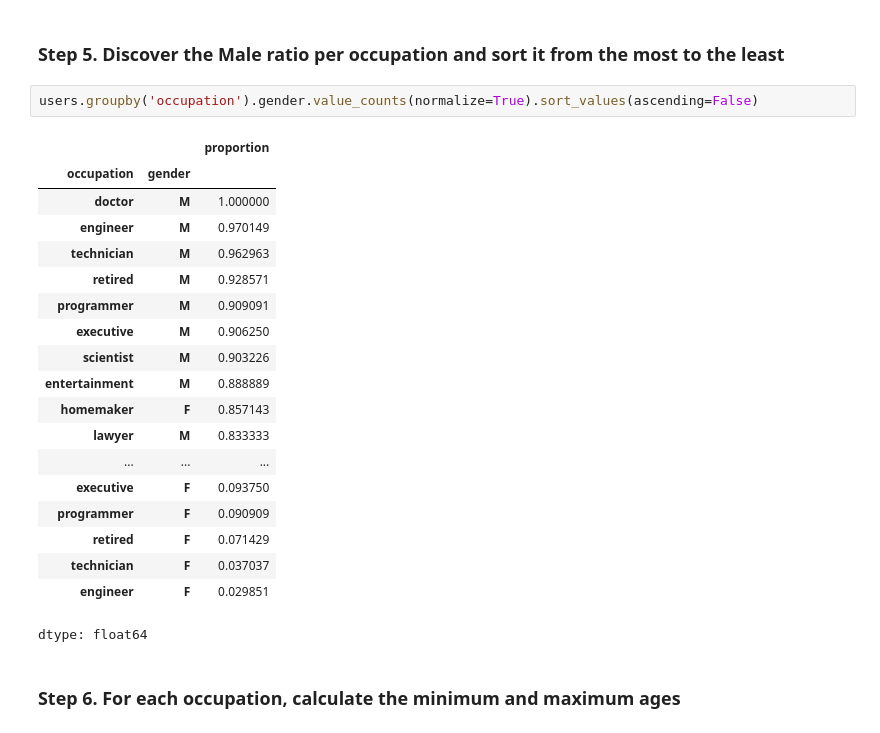
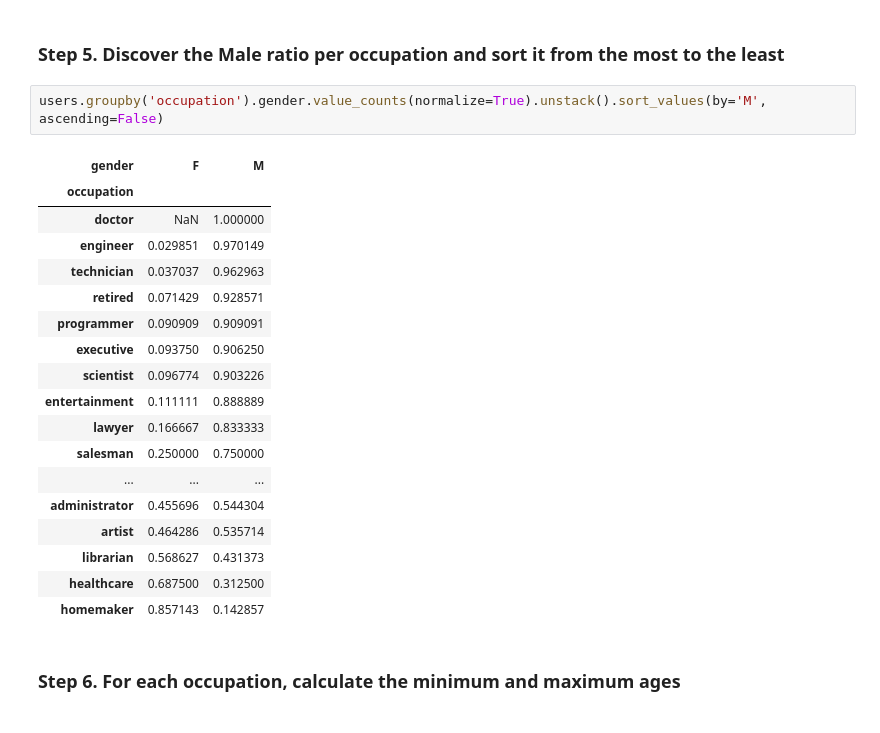
Before and after one commit to MefiMefi/pandas_exercises, a Jupyter notebook: 03_Grouping/Occupation/Exercise.ipynb, the cells around one changed output. Cells and saved outputs as stored; diff of their text form.

```diff
--- a/03_Grouping/Occupation/Exercise.ipynb
+++ b/03_Grouping/Occupation/Exercise.ipynb
@@ -50,26 +50,25 @@ dtype: float64
 # %% [markdown]
 ### Step 5. Discover the Male ratio per occupation and sort it from the most to the least
 # %%
-users.groupby('occupation').gender.value_counts(normalize=True).sort_values(ascending=False)
+users.groupby('occupation').gender.value_counts(normalize=True).unstack().sort_values(by='M', ascending=False)
 # %% [output]
-|  |  | proportion |
-| occupation | gender |  |
-| doctor | M | 1.000000 |
-| engineer | M | 0.970149 |
-| technician | M | 0.962963 |
-| retired | M | 0.928571 |
-| programmer | M | 0.909091 |
-| executive | M | 0.906250 |
-| scientist | M | 0.903226 |
-| entertainment | M | 0.888889 |
-| homemaker | F | 0.857143 |
-| lawyer | M | 0.833333 |
+| gender | F | M |
+| occupation |  |  |
+| doctor | NaN | 1.000000 |
+| engineer | 0.029851 | 0.970149 |
+| technician | 0.037037 | 0.962963 |
+| retired | 0.071429 | 0.928571 |
+| programmer | 0.090909 | 0.909091 |
+| executive | 0.093750 | 0.906250 |
+| scientist | 0.096774 | 0.903226 |
+| entertainment | 0.111111 | 0.888889 |
+| lawyer | 0.166667 | 0.833333 |
+| salesman | 0.250000 | 0.750000 |
 | ... | ... | ... |
-| executive | F | 0.093750 |
-| programmer | F | 0.090909 |
-| retired | F | 0.071429 |
-| technician | F | 0.037037 |
-| engineer | F | 0.029851 |
+| administrator | 0.455696 | 0.544304 |
+| artist | 0.464286 | 0.535714 |
+| librarian | 0.568627 | 0.431373 |
+| healthcare | 0.687500 | 0.312500 |
+| homemaker | 0.857143 | 0.142857 |
-dtype: float64
 # %% [markdown]
 ### Step 6. For each occupation, calculate the minimum and maximum ages
```
Also changed, not shown: parts of 3 cells of this notebook.
